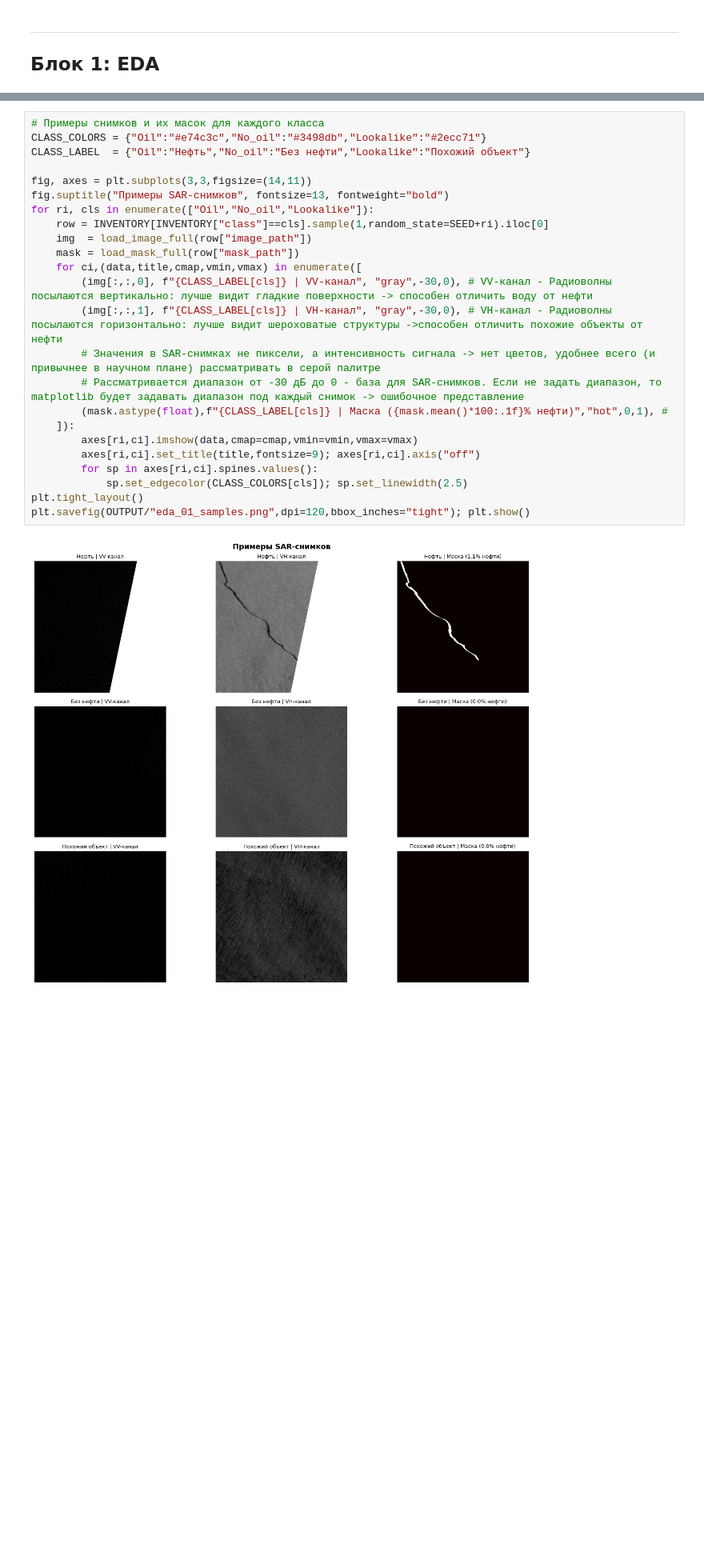
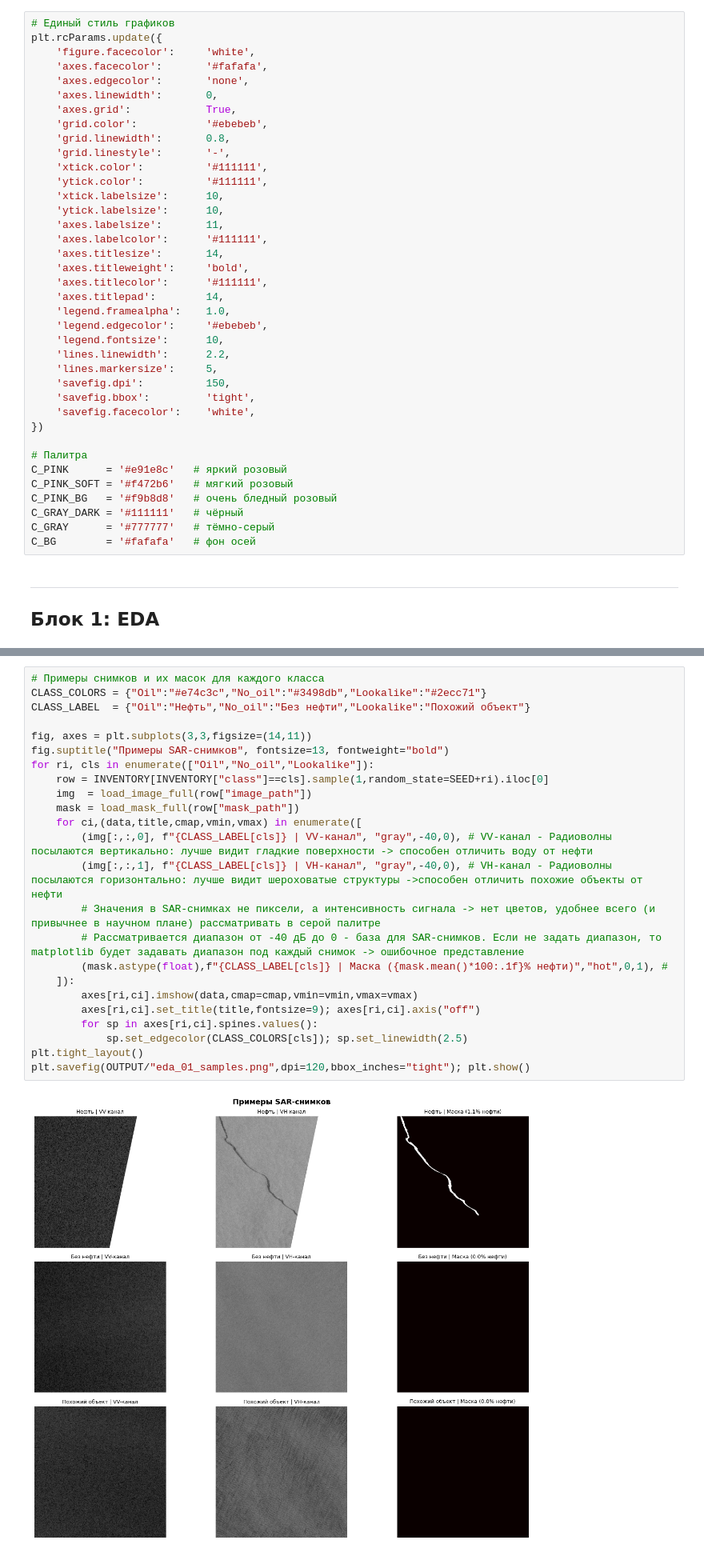
Before and after one commit to nikidariya/Oil_Spill_SAR_Segmentation, a Jupyter notebook: data_preparation/Oil_Spill_SAR_Segmentation_Preprocessing.ipynb, the cells around one changed output, grey strips where cells are left out. Shown at 80% size. Cells and saved outputs as stored; diff of their text form; blank space fills up the shorter version.

Commit message:
Updated graphs

```diff
--- a/data_preparation/Oil_Spill_SAR_Segmentation_Preprocessing.ipynb
+++ b/data_preparation/Oil_Spill_SAR_Segmentation_Preprocessing.ipynb
@@ -152,6 +146,44 @@ def load_json(path):
     """Загружает сохранённый результат обратно."""
     with open(path) as f:
         return json.load(f)
+# %%
+# Единый стиль графиков
+plt.rcParams.update({
+    'figure.facecolor':     'white',
+    'axes.facecolor':       '#fafafa',
+    'axes.edgecolor':       'none',
+    'axes.linewidth':       0,
+    'axes.grid':            True,
+    'grid.color':           '#ebebeb',
+    'grid.linewidth':       0.8,
+    'grid.linestyle':       '-',
+    'xtick.color':          '#111111',
+    'ytick.color':          '#111111',
+    'xtick.labelsize':      10,
+    'ytick.labelsize':      10,
+    'axes.labelsize':       11,
+    'axes.labelcolor':      '#111111',
+    'axes.titlesize':       14,
+    'axes.titleweight':     'bold',
+    'axes.titlecolor':      '#111111',
+    'axes.titlepad':        14,
+    'legend.framealpha':    1.0,
+    'legend.edgecolor':     '#ebebeb',
+    'legend.fontsize':      10,
+    'lines.linewidth':      2.2,
+    'lines.markersize':     5,
+    'savefig.dpi':          150,
+    'savefig.bbox':         'tight',
+    'savefig.facecolor':    'white',
+})
+
+# Палитра
+C_PINK      = '#e91e8c'   # яркий розовый
+C_PINK_SOFT = '#f472b6'   # мягкий розовый
+C_PINK_BG   = '#f9b8d8'   # очень бледный розовый
+C_GRAY_DARK = '#111111'   # чёрный
+C_GRAY      = '#777777'   # тёмно-серый
+C_BG        = '#fafafa'   # фон осей
 # %% [markdown]
 ---
 ## Блок 1: EDA
@@ -185,29 +217,29 @@ Lookalike     685
 # %%
 # Примеры снимков и их масок для каждого класса
 CLASS_COLORS = {"Oil":"#e74c3c","No_oil":"#3498db","Lookalike":"#2ecc71"}
 CLASS_LABEL  = {"Oil":"Нефть","No_oil":"Без нефти","Lookalike":"Похожий объект"}
 
 fig, axes = plt.subplots(3,3,figsize=(14,11))
 fig.suptitle("Примеры SAR-снимков", fontsize=13, fontweight="bold")
 for ri, cls in enumerate(["Oil","No_oil","Lookalike"]):
     row = INVENTORY[INVENTORY["class"]==cls].sample(1,random_state=SEED+ri).iloc[0]
     img  = load_image_full(row["image_path"])
     mask = load_mask_full(row["mask_path"])
     for ci,(data,title,cmap,vmin,vmax) in enumerate([
-        (img[:,:,0], f"{CLASS_LABEL[cls]} | VV-канал", "gray",-30,0), # VV-канал - Радиоволны посылаются вертикально: лучше видит гладкие поверхности -> способен отличить воду от нефти
-        (img[:,:,1], f"{CLASS_LABEL[cls]} | VH-канал", "gray",-30,0), # VH-канал - Радиоволны посылаются горизонтально: лучше видит шероховатые структуры ->способен отличить похожие объекты от нефти
+        (img[:,:,0], f"{CLASS_LABEL[cls]} | VV-канал", "gray",-40,0), # VV-канал - Радиоволны посылаются вертикально: лучше видит гладкие поверхности -> способен отличить воду от нефти
+        (img[:,:,1], f"{CLASS_LABEL[cls]} | VH-канал", "gray",-40,0), # VH-канал - Радиоволны посылаются горизонтально: лучше видит шероховатые структуры ->способен отличить похожие объекты от нефти
         # Значения в SAR-снимках не пиксели, а интенсивность сигнала -> нет цветов, удобнее всего (и привычнее в научном плане) рассматривать в серой палитре
-        # Рассматривается диапазон от -30 дБ до 0 - база для SAR-снимков. Если не задать диапазон, то matplotlib будет задавать диапазон под каждый снимок -> ошибочное представление
+        # Рассматривается диапазон от -40 дБ до 0 - база для SAR-снимков. Если не задать диапазон, то matplotlib будет задавать диапазон под каждый снимок -> ошибочное представление
         (mask.astype(float),f"{CLASS_LABEL[cls]} | Маска ({mask.mean()*100:.1f}% нефти)","hot",0,1), #
     ]):
         axes[ri,ci].imshow(data,cmap=cmap,vmin=vmin,vmax=vmax)
         axes[ri,ci].set_title(title,fontsize=9); axes[ri,ci].axis("off")
         for sp in axes[ri,ci].spines.values():
             sp.set_edgecolor(CLASS_COLORS[cls]); sp.set_linewidth(2.5)
 plt.tight_layout()
 plt.savefig(OUTPUT/"eda_01_samples.png",dpi=120,bbox_inches="tight"); plt.show()
 # %% [output]
-[figure, old version]
+[figure, new version]
 # %% [markdown]
 ### Вывод:
 
```
Also changed, not shown: parts of 14 cells of this notebook.
